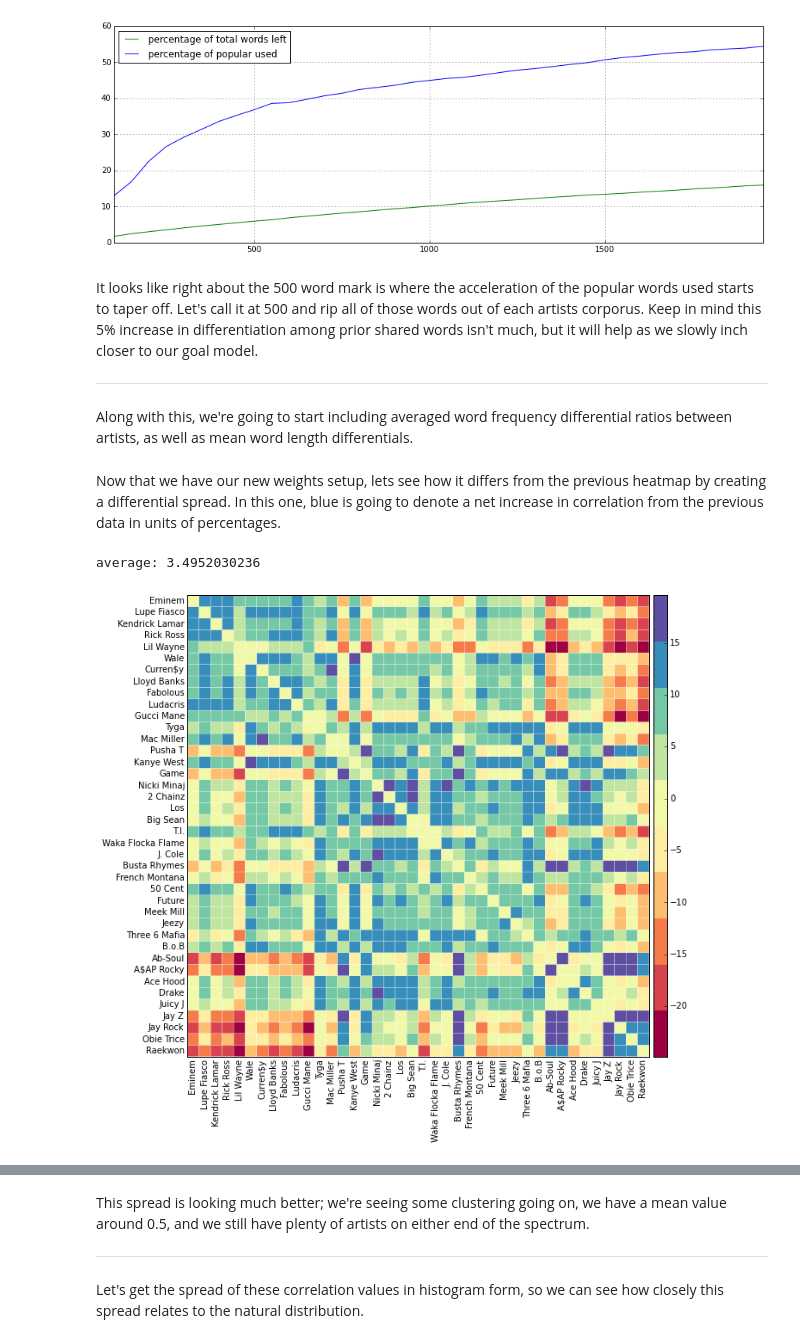
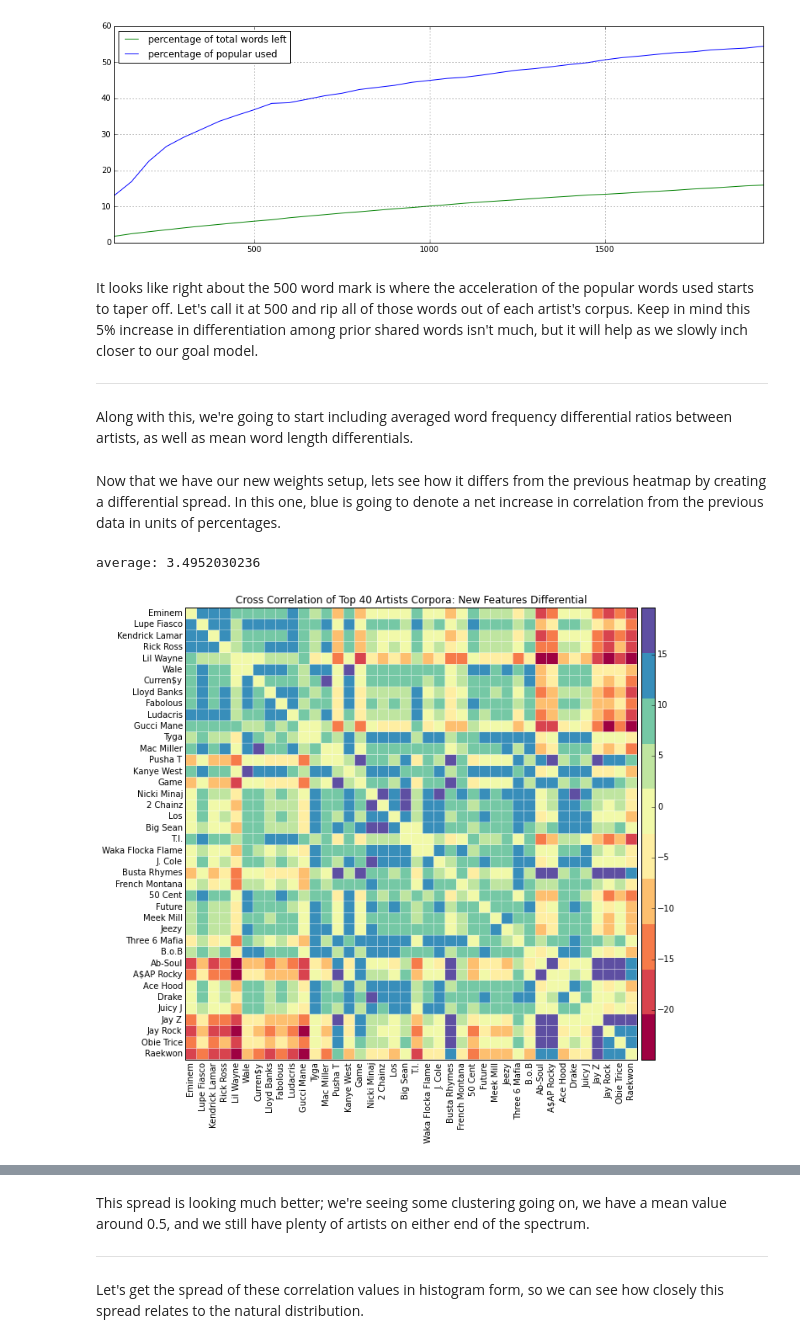
Before and after one commit to baronvonbadguy/genius-scraper, a Jupyter notebook: Exploration.ipynb, the cells around one changed output, grey strips where cells are left out. Saved outputs shown, nothing was run; the diff lists cells and outputs as text; code cells hidden in the pictures.

Commit message:
added titles to graphs

```diff
--- a/Exploration.ipynb
+++ b/Exploration.ipynb
@@ -188,7 +189,8 @@ df[:40].plot(kind='bar', color=colors, title='Top 40 Artists by Total and Unique
 # %% [markdown]
 Now that we have the total word count and the unique word counts for each artist, lets try out a naive (unweighted) ratio and see what we get.
 # %%
+t = 'Top 40 Artists by Unique/Total Word Counts Ratio: Naive Weighting'
 df['ratio'] = (df['unique'] / df['total'])
-df.sort(columns='ratio', ascending=False)['ratio'][:40].plot(kind='bar', color="#57DFC6")
+df.sort(columns='ratio', ascending=False)['ratio'][:40].plot(kind='bar', color="#57DFC6", title=t)
 # %% [output]
 <matplotlib.axes._subplots.AxesSubplot at 0x...>
@@ -200,7 +202,8 @@ These words aren't unique in the sense that only that rapper says it, but unique
 - - -
 So we know we can't just take a ratio because rappers have unique counts that are relatively similar compared to the variance in the total word count of each rapper.  Let's try boosting this ratio by multiplying it by 10 to the order of magnitude of the unique count, to give those with a higher unique count more weight.
 # %%
+t = 'Top 40 Artists by Unique/Total Word Counts Ratio: Order of Magnitude Weighting'
 df['ratio'] = (df['unique'] / df['total']) * df['unique'].apply(lambda x: pow(10, len(str(x))))
-df.sort(columns='ratio', ascending=False)['ratio'][:40].plot(kind='bar', color="#57DFC6")
+df.sort(columns='ratio', ascending=False)['ratio'][:40].plot(kind='bar', color="#57DFC6", title=t)
 # %% [output]
 <matplotlib.axes._subplots.AxesSubplot at 0x...>
@@ -259,15 +263,18 @@ My man Yeezus comin through as the plurality.  Nice.
 - - -
 Here's a function for drawing heatmaps.  Even though we're doing x-correlation, I decided not to mask out half of the board because I find that visually jarring, and it messes with my ability to resolve patterns.  I find that the xy mirroring of the data actually makes patterns stand out more, and helps improve perception.
 # %%
-#borrowed this from https://gist.github.com/gjx/6661288
+#borrowed this from https://gist.github.com/gjx/6661288, modified a tiny bit
 def heatmap(df,
             edgecolors='w',
             cmap=mpl.cm.get_cmap('Spectral', 10),
             log=False,
-            perfect_value=1):
+            perfect_value=1,
+            title=None):
     width = len(df.columns)/4
     height = len(df.index)/4
     fig, ax = plt.subplots(figsize=(width,height))
+    if title:
+        plt.title(title)
     dfmax = df[df < perfect_value].fillna(0).values.max()
     print('average: ' + str(df[df < perfect_value].fillna(0).values.mean()))
     heatmap = ax.pcolor(df,
@@ -338,7 +346,7 @@ dfr.plot(legend='reverse')
 <matplotlib.axes._subplots.AxesSubplot at 0x...>
 [figure]
 # %% [markdown]
-It looks like right about the 500 word mark is where the acceleration of the popular words used starts to taper off.  Let's call it at 500 and rip all of those words out of each artists corporus.  Keep in mind this 5% increase in differentiation among prior shared words isn't much, but it will help as we slowly inch closer to our goal model.
+It looks like right about the 500 word mark is where the acceleration of the popular words used starts to taper off.  Let's call it at 500 and rip all of those words out of each artist's corpus.  Keep in mind this 5% increase in differentiation among prior shared words isn't much, but it will help as we slowly inch closer to our goal model.
 - - -
 Along with this, we're going to start including averaged word frequency differential ratios between artists, as well as mean word length differentials.
 # %%
@@ -384,9 +392,10 @@ def freq_cov_dict(df, alpha_coef=0.5, beta_coef=0.35, gamma_coef=0.15):
 # %% [markdown]
 Now that we have our new weights setup, lets see how it differs from the previous heatmap by creating a differential spread.  In this one, blue is going to denote a net increase in correlation from the previous data in units of percentages.
 # %%
+t = 'Cross Correlation of Top 40 Artists Corpora: New Features Differential'
 dfc2 = pd.DataFrame.from_dict(freq_cov_dict(top40)).sort(columns='order', ascending=False)[top40.index.values]
-heatmap((dfc2 - dfc) * 100, perfect_value=100)
+heatmap((dfc2 - dfc) * 100, perfect_value=100, title=t)
 # %% [output]
 average: 3.4952030236
-[figure, old version]
+[figure, new version]
 # %% [markdown]
```
Also changed, not shown: parts of 29 cells of this notebook.
